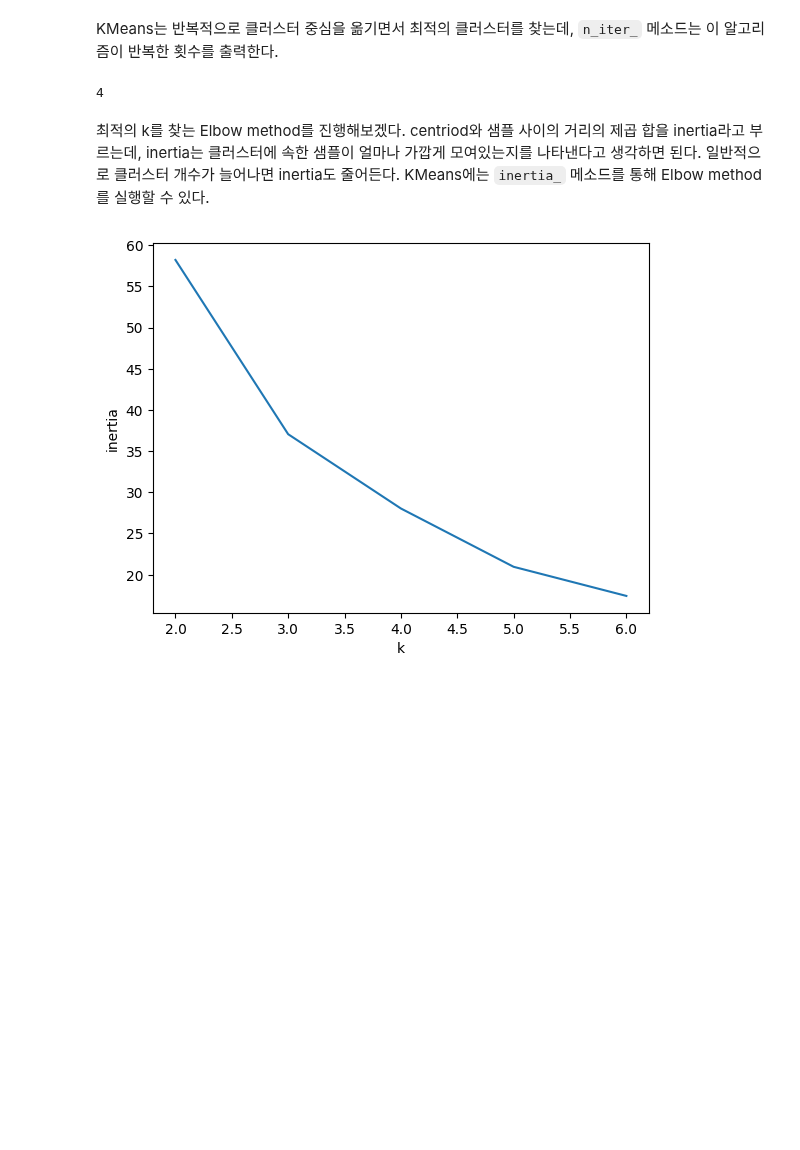
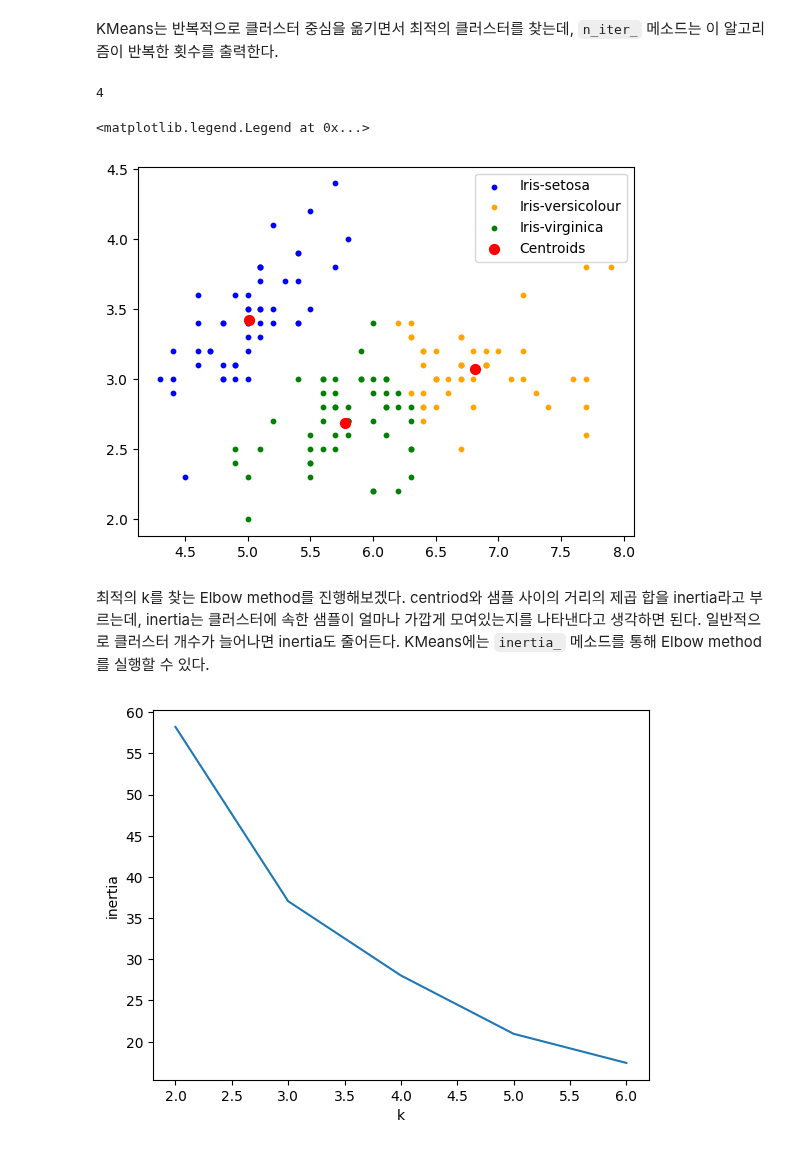
Before and after one commit to uyunho99/study, a Jupyter notebook: Basic_Study/wk4/basic_wk4.ipynb, the cells around one changed output. Drawn from its saved outputs; the diff is of its cells as text; code cells hidden in the pictures; blank space fills up the shorter version.

```diff
--- a/Basic_Study/wk4/basic_wk4.ipynb
+++ b/Basic_Study/wk4/basic_wk4.ipynb
@@ -389,7 +435,8 @@ array([[0.11840608, 1.76483558, 1.05159358],
 # %% [markdown]
 `.predict` 메소드는 가장 가까운 centriod의 cluster로 출력한다.
 # %%
-km.predict(x_data)
+y_predict = km.predict(x_data)
+y_predict
 # %% [output]
 array([0, 0, 0, 0, 0, 0, 0, 0, 0, 0, 0, 0, 0, 0, 0, 0, 0, 0, 0, 0, 0, 0,
        0, 0, 0, 0, 0, 0, 0, 0, 0, 0, 0, 0, 0, 0, 0, 0, 0, 0, 0, 0, 0, 0,
@@ -404,6 +451,19 @@ KMeans는 반복적으로 클러스터 중심을 옮기면서 최적의 클러
 print(km.n_iter_)
 # %% [output]
 4
+# %%
+#Visualising the clusters
+plt.scatter(x_data[y_predict == 0, 0], x_data[y_predict == 0, 1], s = 10, c = 'blue', label = 'Iris-setosa')
+plt.scatter(x_data[y_predict == 1, 0], x_data[y_predict == 1, 1], s = 10, c = 'orange', label = 'Iris-versicolour')
+plt.scatter(x_data[y_predict == 2, 0], x_data[y_predict == 2, 1], s = 10, c = 'green', label = 'Iris-virginica')
+
+#Plotting the centroids of the clusters
+plt.scatter(km.cluster_centers_[:, 0], km.cluster_centers_[:,1], s = 50, c = 'red', label = 'Centroids')
+
+plt.legend()
+# %% [output]
+<matplotlib.legend.Legend at 0x...>
+[figure, added]
 # %% [markdown]
 최적의 k를 찾는 Elbow method를 진행해보겠다. centriod와 샘플 사이의 거리의 제곱 합을 inertia라고 부르는데, inertia는 클러스터에 속한 샘플이 얼마나 가깝게 모여있는지를 나타낸다고 생각하면 된다. 일반적으로 클러스터 개수가 늘어나면 inertia도 줄어든다. KMeans에는 `inertia_` 메소드를 통해 Elbow method를 실행할 수 있다.
 # %%
```
Also changed, not shown: parts of 16 cells of this notebook, 4 other files.
